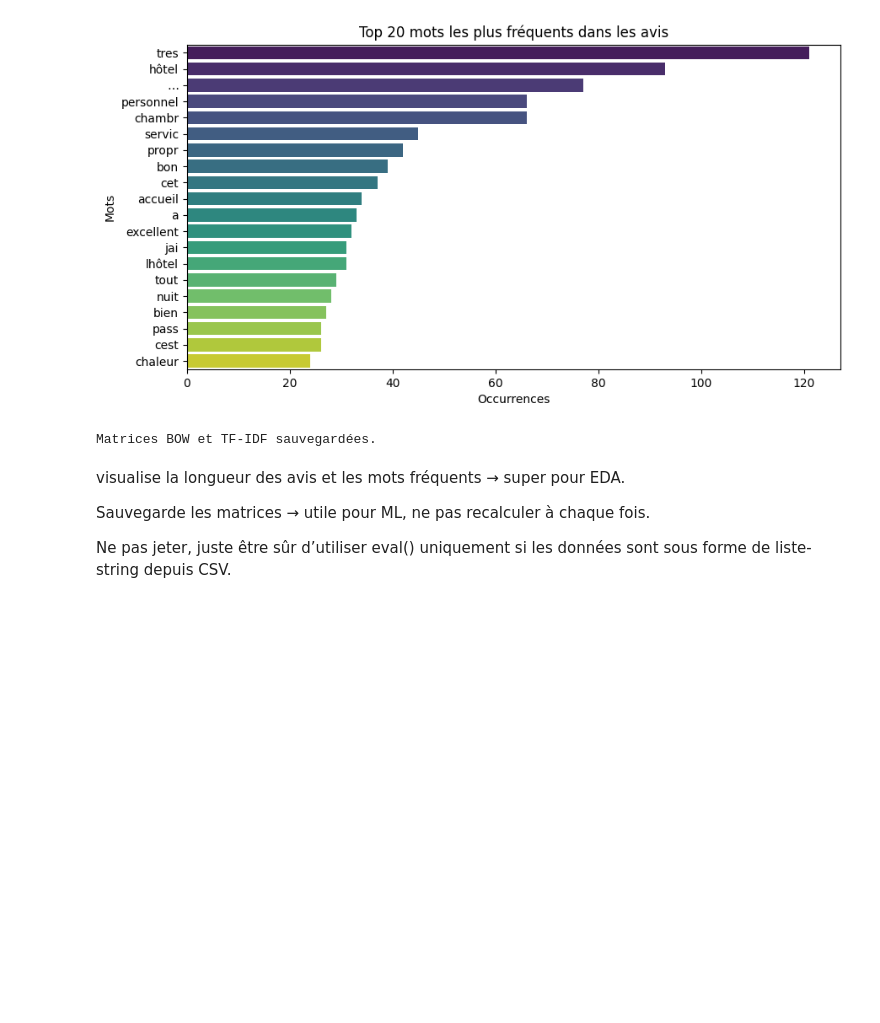
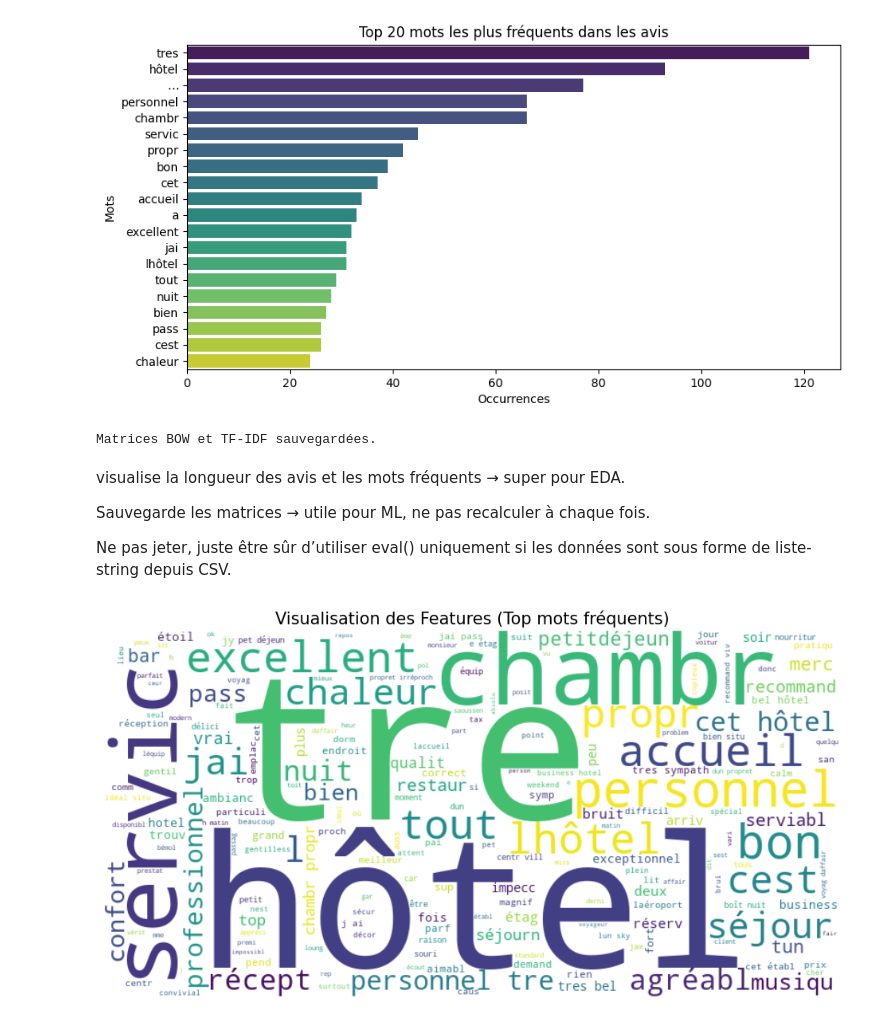
Before and after one commit to BenAmorHanine/ML--Customers_Review_Analysis, a Jupyter notebook: 03_Prime_Feature_Extraction.ipynb, the cells around one changed output. Saved outputs shown, nothing was run; the diff lists cells and outputs as text; code cells hidden in the pictures; blank space fills up the shorter version.

```diff
--- a/03_Prime_Feature_Extraction.ipynb
+++ b/03_Prime_Feature_Extraction.ipynb
@@ -142,3 +142,24 @@ visualise la longueur des avis et les mots fréquents → super pour EDA.
 Sauvegarde les matrices → utile pour ML, ne pas recalculer à chaque fois.
 
 Ne pas jeter, juste être sûr d’utiliser eval() uniquement si les données sont sous forme de liste-string depuis CSV.
+# %%
+import matplotlib.pyplot as plt
+from wordcloud import WordCloud
+import pandas as pd
+df=pd.read_csv('cleaned_hotel_reviews.csv')
+
+# 1. Préparation du texte : On rassemble tous les avis en une seule grande chaîne
+# Cette ligne gère si vos données sont des listes de mots ou déjà du texte
+text_combined = " ".join(df['processed_text'].apply(lambda x: " ".join(x) if isinstance(x, list) else str(x).replace("'", "").replace("[", "").replace("]", "").replace(",", "")))
+
+# 2. Génération du Nuage de Mots
+wordcloud = WordCloud(width=800, height=400, background_color='white', colormap='viridis', max_words=200).generate(text_combined)
+
+# 3. Affichage
+plt.figure(figsize=(12, 6))
+plt.imshow(wordcloud, interpolation='bilinear')
+plt.axis('off')  # On enlève les axes moches
+plt.title("Visualisation des Features (Top mots fréquents)", fontsize=15)
+plt.show()
+# %% [output]
+[figure, added]
```
Also changed, not shown: 7 other files.
